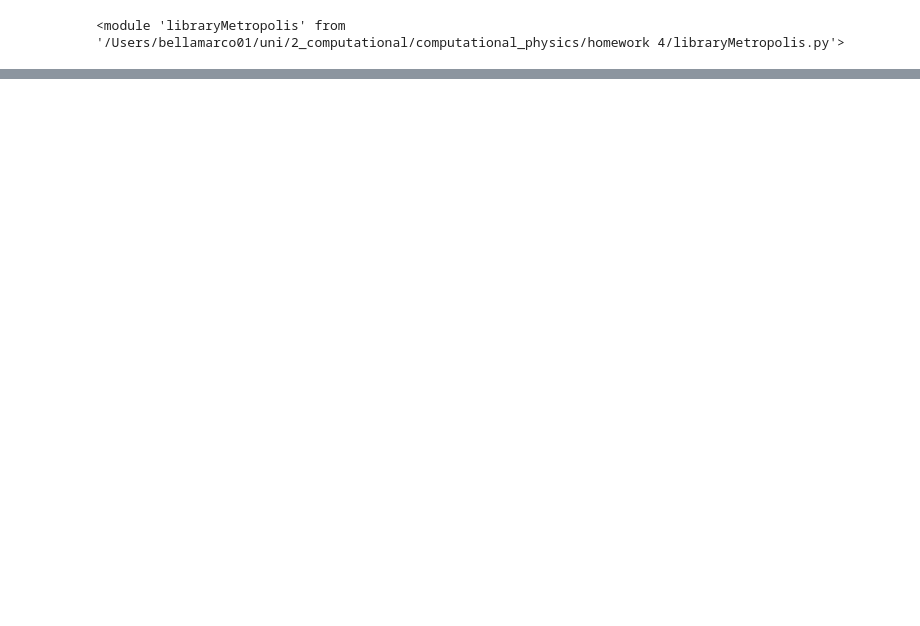
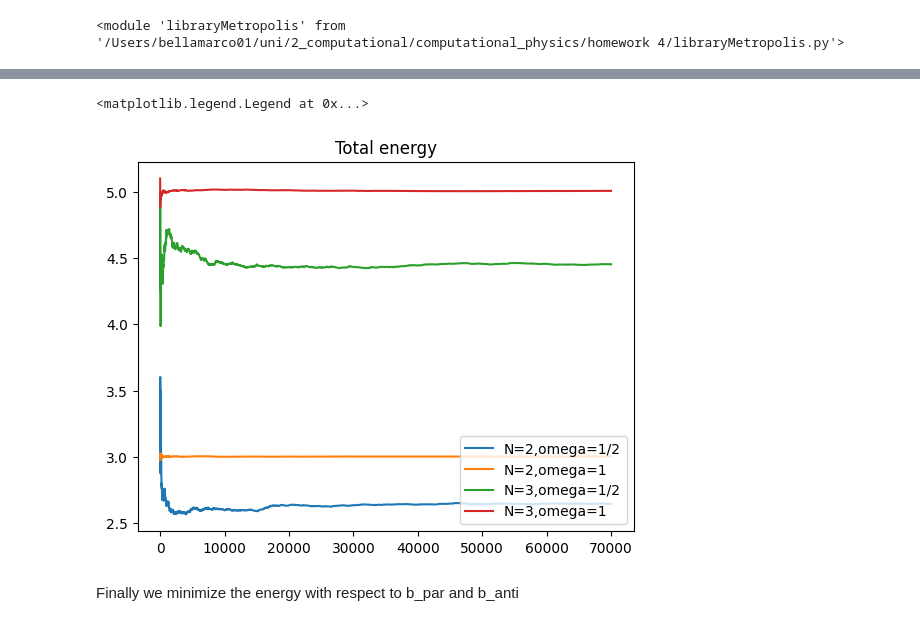
Before and after one commit to marcobeIIa/computational_physics, a Jupyter notebook: homework 4/Metroplois.ipynb, the cells around one changed output, grey strips where cells are left out. Cells and saved outputs as stored; diff of their text form; code cells hidden in the pictures; blank space fills up the shorter version.

```diff
--- a/homework 4/Metroplois.ipynb
+++ b/homework 4/Metroplois.ipynb
@@ -207,0 +491,46 @@ plt.legend(loc="lower right")
+# %%
+for j in range(2,4):
+    for k in range(1,3):
+        energy=0
+        R = np.zeros((j,2))
+        acc, counter=0,0
+        for t in range(len(R)):
+            for l in range(len(R[0])):
+                R[t][l]=random.uniform(0,1)   #r[x o y][particella]
+
+
+        delta = delta_choice(j, 0, R, sigma, b_par, b_anti, delta, counter, acc,N_delta,jj)
+
+        for i in range(moves):
+            R,acc, counter = Metropolis(j, 0, R, sigma, b_par, b_anti, delta, counter, acc ,jj)
+            Kin = kinetic_energy_integrand(j,0,R,sigma,b_par,b_anti,k/2,use_chi=True)
+            pot_en = potential_energy(omega,R)
+
+            if i>=Neq:
+                energy += (Kin+pot_en)
+                if j == 2:
+                    if k==1:
+                        E_tot20.append((1/(i-Neq+1))*(energy))
+                        acc_list20.append(acc/counter)
+                    elif k==2:
+                        E_tot21.append((1/(i-Neq+1))*(energy))
+                        acc_list21.append(acc/counter)
+                if j == 3:
+                    if k==1:
+                        E_tot30.append((1/(i-Neq+1))*(energy))
+                        acc_list30.append(acc/counter)
+                    elif k==2:
+                        E_tot31.append((1/(i-Neq+1))*(energy))
+                        acc_list31.append(acc/counter)
+# %%
+plt.plot(np.array(range(moves-Neq)),E_tot20,label='N=2,omega=1/2')
+plt.plot(np.array(range(moves-Neq)),E_tot21,label='N=2,omega=1')
+plt.plot(np.array(range(moves-Neq)),E_tot30,label='N=3,omega=1/2')
+plt.plot(np.array(range(moves-Neq)),E_tot31,label='N=3,omega=1')
+plt.title('Total energy')
+plt.legend(loc="lower right")
+# %% [output]
+<matplotlib.legend.Legend at 0x...>
+[figure, added]
+# %% [markdown]
+Finally we minimize the energy with respect to b_par and b_anti
```
Also changed, not shown: parts of 34 cells of this notebook, 4 other files.
